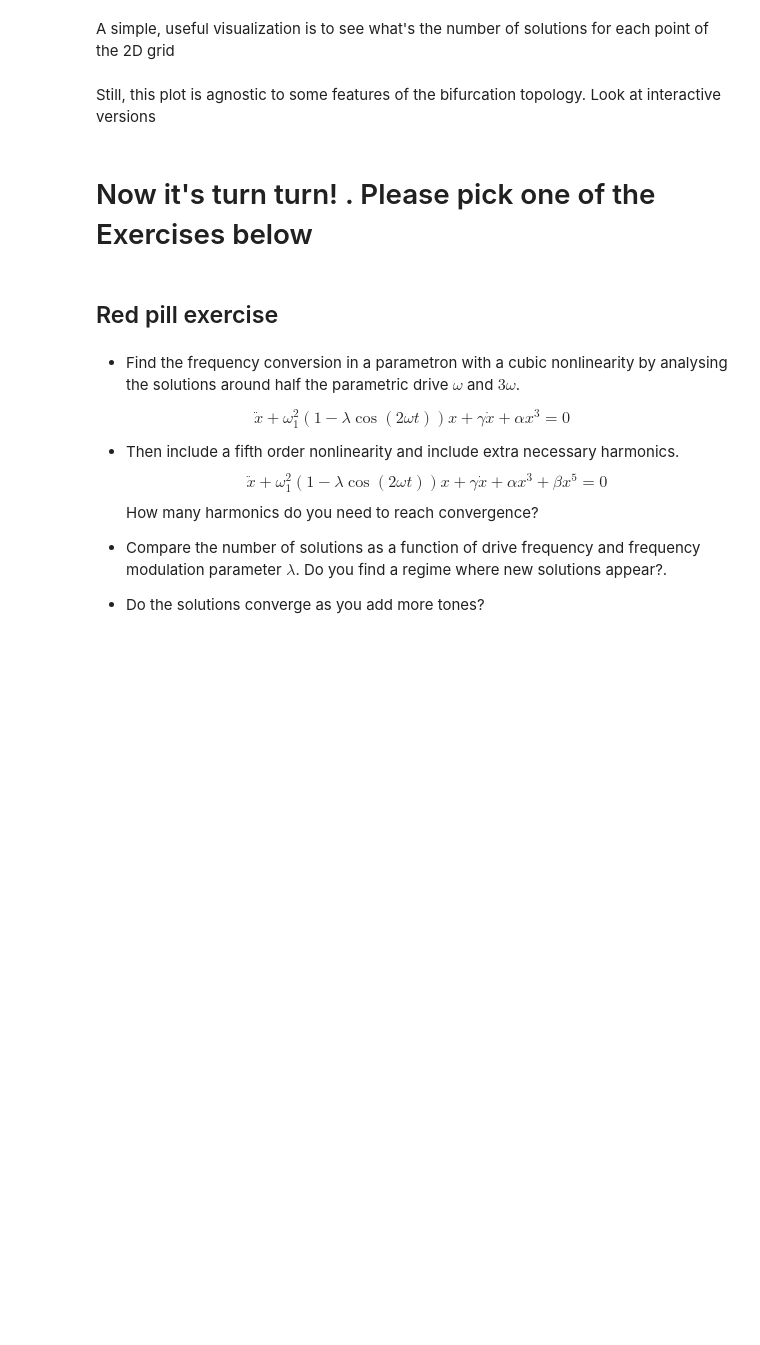
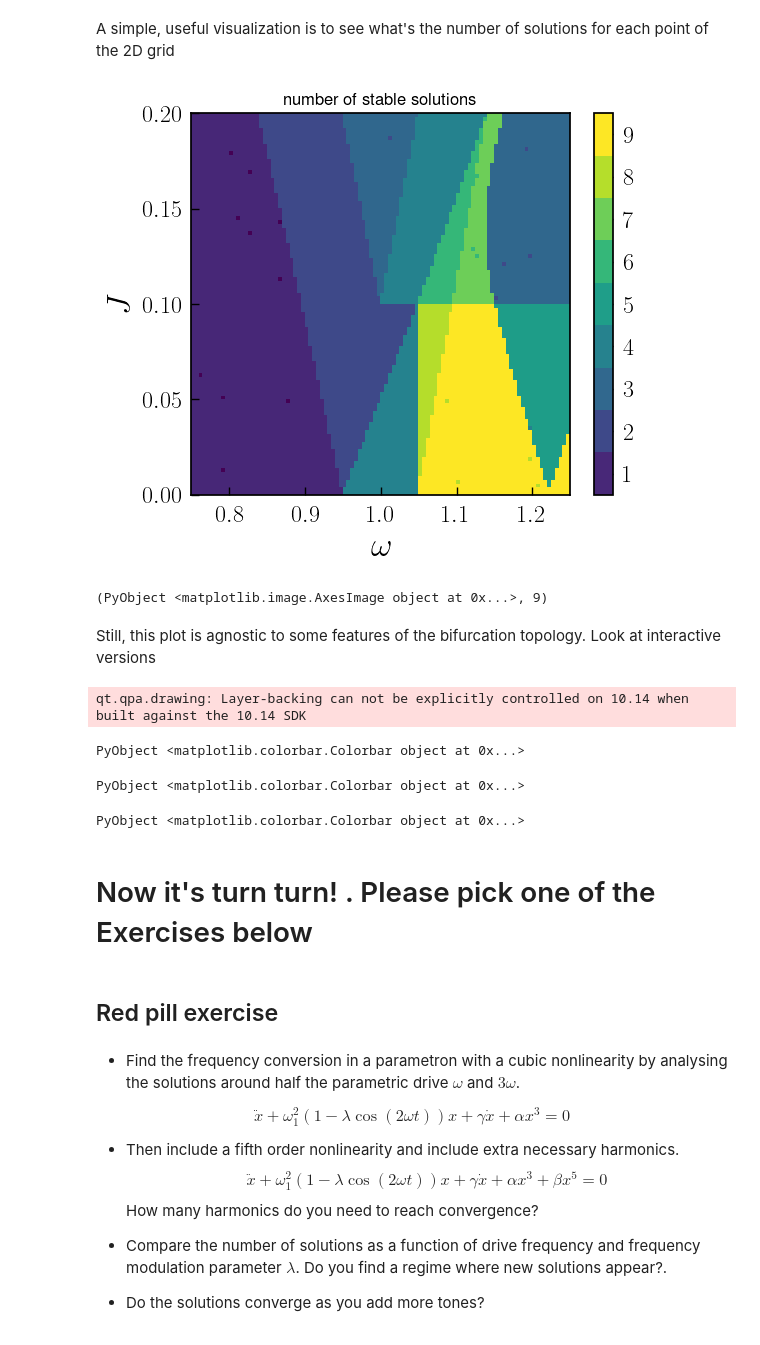
Before and after one commit to NonlinearOscillations/HarmonicBalance-notebooks, a Jupyter notebook: testing_session/example_notebook.ipynb, the cells around one changed output. Saved outputs shown, nothing was run; the diff lists cells and outputs as text; code cells hidden in the pictures; blank space fills up the shorter version.

```diff
--- a/testing_session/example_notebook.ipynb
+++ b/testing_session/example_notebook.ipynb
@@ -46,4 +86,4 @@ problem_coupled = HarmonicBalance.Problem(averagedEOM)
 Now the actual calculation: we analyze steadystates for varying external drive frequency, while fixing other parameters. We use ParameterRange and ParameterList types for that (basically ordered dictionaries)
 # %%
 fixed_parameters = ParameterList([(ω₁, 1.),( ω₂, 1. ),(γ, 0.001 ),(α₁,  1.),(α₂, 1.),(λ,5E-2),(J,0.05)])
-swept_parameters = ParameterRange(ω => LinRange(0.75,1.25, 100))
+swept_parameters = ParameterRange(ω => LinRange(0.75,1.25, 10))
@@ -91,15 +163,25 @@ swept_parameters = ParameterRange(ω => LinRange(0.75,1.25, 100),J=>LinRange(0.,
 # %% [markdown]
 A simple, useful visualization is to see what's the number of solutions for each point of the 2D grid
 # %%
-HarmonicBalance.plot_2D_phase_diagram(result, stable=false,observable="nsols")
+HarmonicBalance.plot_2D_phase_diagram(result, stable=true,observable="nsols")
+# %% [output]
+[figure, added]
+(PyObject <matplotlib.image.AxesImage object at 0x...>, 9)
 # %% [markdown]
 Still, this plot is agnostic to some features of the bifurcation topology. Look at interactive versions
 # %%
 HarmonicBalance.plot_2D_phase_diagram_interactive(result, stable=false, nrows=2, ncols=3,cut_dim="1",cut_type="solutions",observable="nsols")
+# %% [output]
+qt.qpa.drawing: Layer-backing can not be explicitly controlled on 10.14 when built against the 10.14 SDK
+PyObject <matplotlib.colorbar.Colorbar object at 0x...>
 # %%
 HarmonicBalance.plot_2D_phase_diagram_interactive(result, stable=false, nrows=2, ncols=2,cut_dim="1",cut_type="transform",observable="nsols",string_f=["sqrt(u1^2 + v1^2)","sqrt(u2^2 + v2^2)"])
+# %% [output]
+PyObject <matplotlib.colorbar.Colorbar object at 0x...>
 # %%
 HarmonicBalance.plot_2D_phase_diagram_interactive(result, stable=false, nrows=5, ncols=6,cut_dim="1",cut_type="jacobian_eigenvalues",observable="nsols")
+# %% [output]
+PyObject <matplotlib.colorbar.Colorbar object at 0x...>
 # %% [markdown]
 # Now it's turn turn! . Please pick one of the Exercises below
 # %% [markdown]
```
Also changed, not shown: parts of 11 cells of this notebook.
